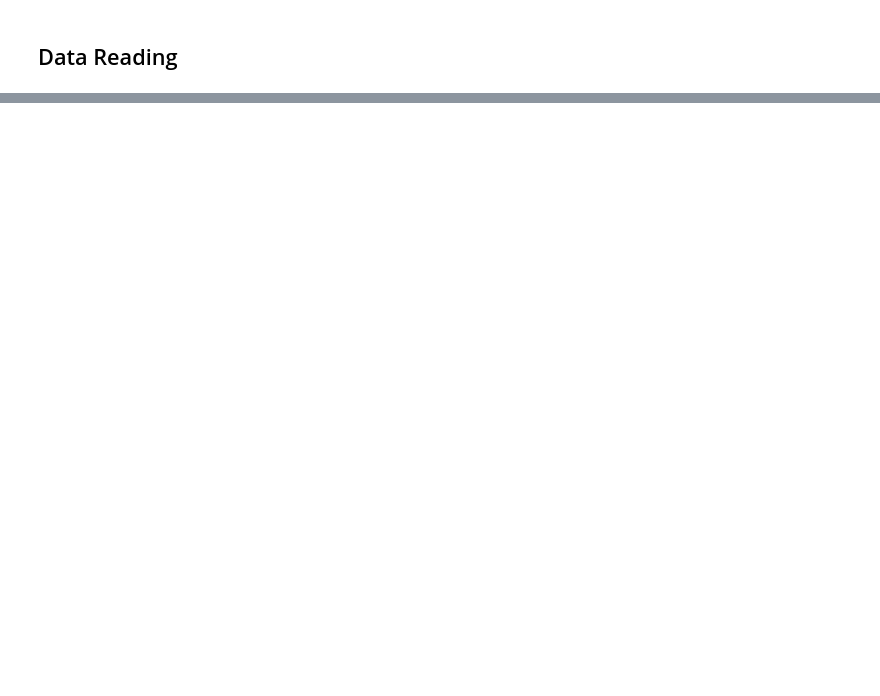
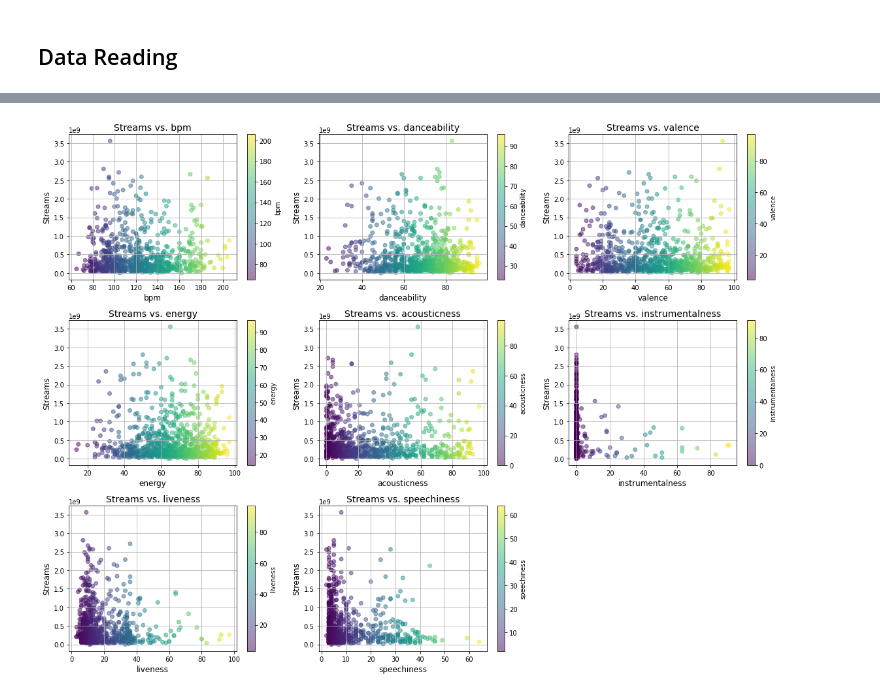
Before and after one commit to skchanah/spotify_top_songs, a Jupyter notebook: spotify_top_songs.ipynb, the cells around one changed output, grey strips where cells are left out. Drawn from its saved outputs; the diff is of its cells as text; code cells hidden in the pictures; blank space fills up the shorter version.

```diff
--- a/spotify_top_songs.ipynb
+++ b/spotify_top_songs.ipynb
@@ -27,0 +302,24 @@ df.head()
+# %%
+### Scatter plot
+fig, axes = plt.subplots(3, 3, figsize=(16, 12))
+axes = axes.flatten()
+colormap = plt.cm.get_cmap('viridis')
+
+for i, column in enumerate(columns_to_plot):
+    plt.sca(axes[i])
+
+    scatter = plt.scatter(df[column], df['streams'], c=df[column], cmap=colormap, alpha=0.5)
+
+    plt.xlabel(column, fontsize=12)
+    plt.ylabel('Streams', fontsize=12)
+    plt.title(f'Streams vs. {column}', fontsize=14)
+    plt.grid(True)
+    plt.colorbar(scatter, label=column)
+
+for j in range(len(columns_to_plot), len(axes)):
+    fig.delaxes(axes[j])
+
+plt.tight_layout()
+plt.show()
+# %% [output]
+[figure, added]
```
Also changed, not shown: parts of 30 cells of this notebook.
